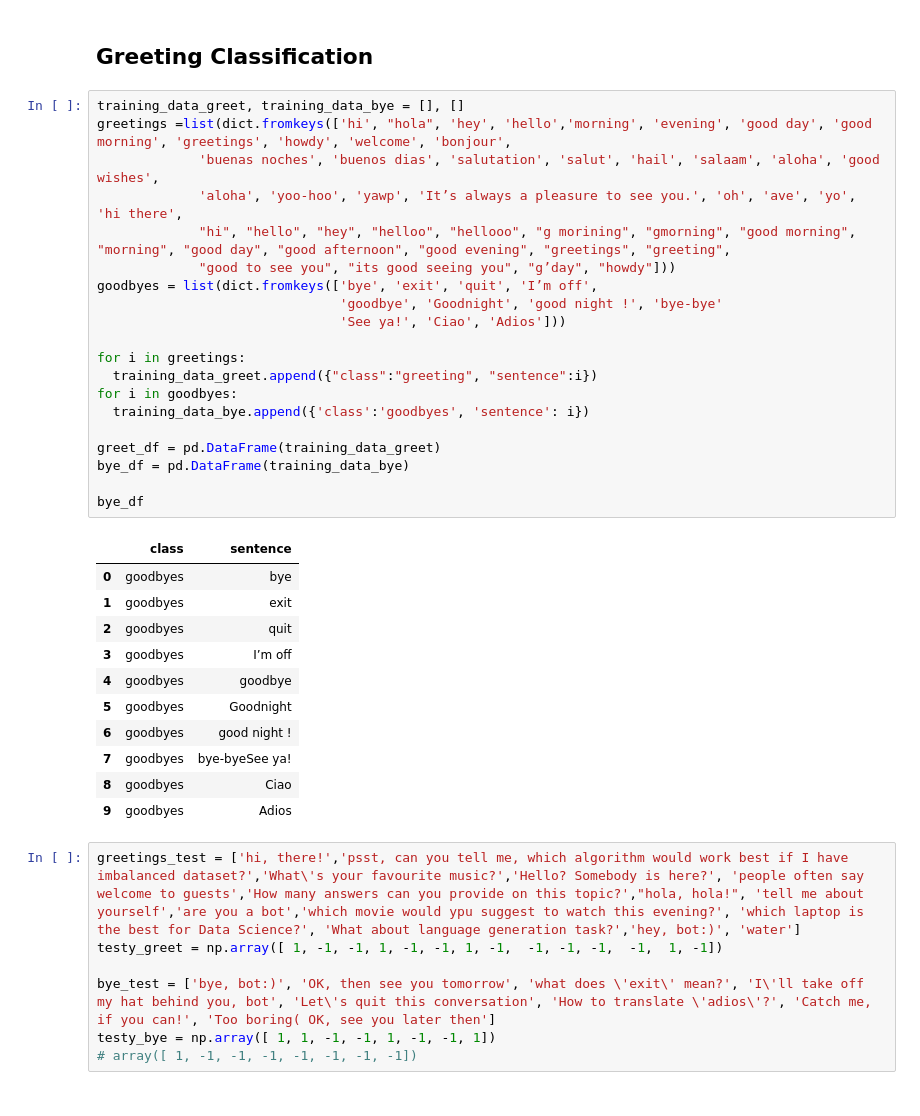
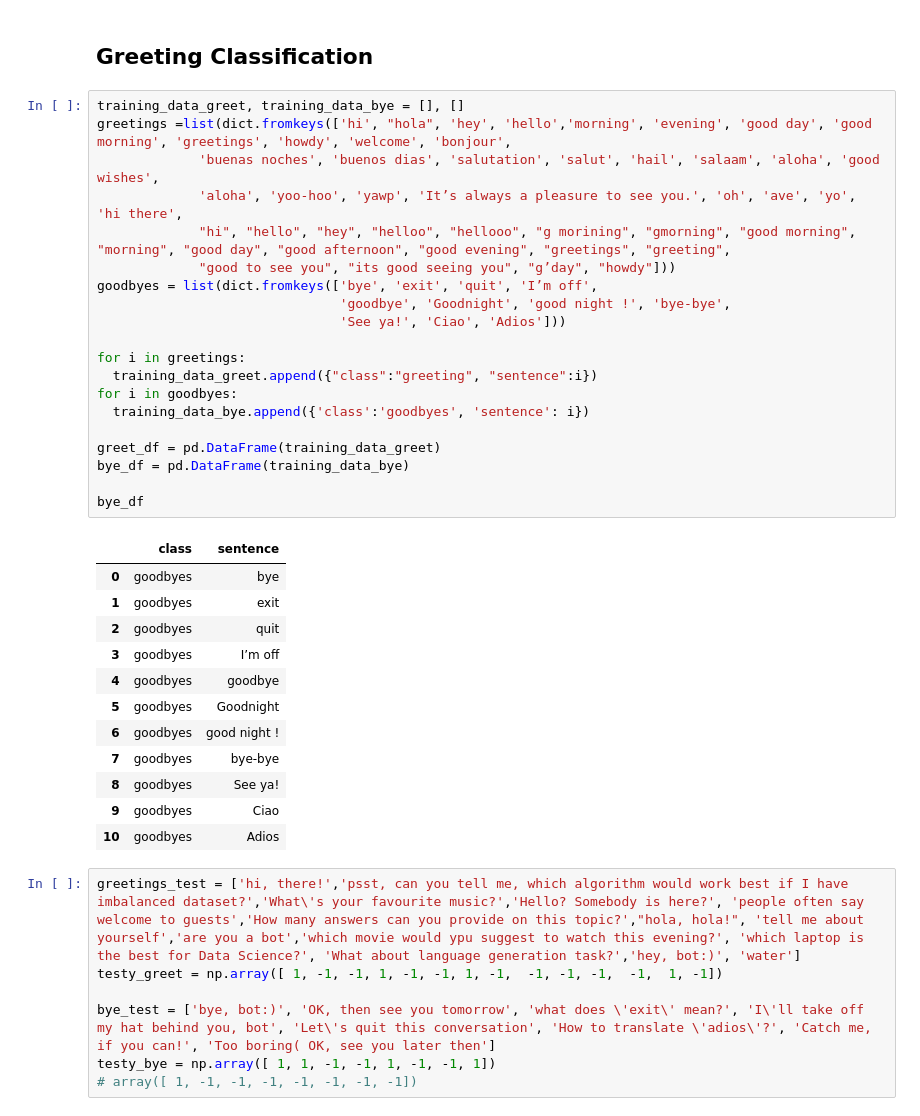
Before and after one commit to Teasotea/DialogSystem, a Jupyter notebook: ConversationalAI.ipynb, the cells around one changed output. Drawn from its saved outputs; the diff is of its cells as text.

```diff
--- a/ConversationalAI.ipynb
+++ b/ConversationalAI.ipynb
@@ -42,35 +42,36 @@ import re
 # %%
 training_data_greet, training_data_bye = [], []
 greetings =list(dict.fromkeys(['hi', "hola", 'hey', 'hello','morning', 'evening', 'good day', 'good morning', 'greetings', 'howdy', 'welcome', 'bonjour',
              'buenas noches', 'buenos dias', 'salutation', 'salut', 'hail', 'salaam', 'aloha', 'good wishes',
              'aloha', 'yoo-hoo', 'yawp', 'It’s always a pleasure to see you.', 'oh', 'ave', 'yo', 'hi there',
              "hi", "hello", "hey", "helloo", "hellooo", "g morining", "gmorning", "good morning", "morning", "good day", "good afternoon", "good evening", "greetings", "greeting",
              "good to see you", "its good seeing you", "g’day", "howdy"]))
 goodbyes = list(dict.fromkeys(['bye', 'exit', 'quit', 'I’m off',
-                               'goodbye', 'Goodnight', 'good night !', 'bye-bye'
+                               'goodbye', 'Goodnight', 'good night !', 'bye-bye',
                                'See ya!', 'Ciao', 'Adios']))
 
 for i in greetings:
   training_data_greet.append({"class":"greeting", "sentence":i})
 for i in goodbyes:
   training_data_bye.append({'class':'goodbyes', 'sentence': i})
 
 greet_df = pd.DataFrame(training_data_greet)
 bye_df = pd.DataFrame(training_data_bye)
 
 bye_df
 # %% [output]
 |  | class | sentence |
 | 0 | goodbyes | bye |
 | 1 | goodbyes | exit |
 | 2 | goodbyes | quit |
 | 3 | goodbyes | I’m off |
 | 4 | goodbyes | goodbye |
 | 5 | goodbyes | Goodnight |
 | 6 | goodbyes | good night ! |
-| 7 | goodbyes | bye-byeSee ya! |
-| 8 | goodbyes | Ciao |
-| 9 | goodbyes | Adios |
+| 7 | goodbyes | bye-bye |
+| 8 | goodbyes | See ya! |
+| 9 | goodbyes | Ciao |
+| 10 | goodbyes | Adios |
 # %%
 greetings_test = ['hi, there!','psst, can you tell me, which algorithm would work best if I have imbalanced dataset?','What\'s your favourite music?','Hello? Somebody is here?', 'people often say welcome to guests','How many answers can you provide on this topic?',"hola, hola!", 'tell me about yourself','are you a bot','which movie would ypu suggest to watch this evening?', 'which laptop is the best for Data Science?', 'What about language generation task?','hey, bot:)', 'water']
 testy_greet = np.array([ 1, -1, -1, 1, -1, -1, 1, -1,  -1, -1, -1,  -1,  1, -1])
```
Also changed, not shown: parts of 19 cells of this notebook.
